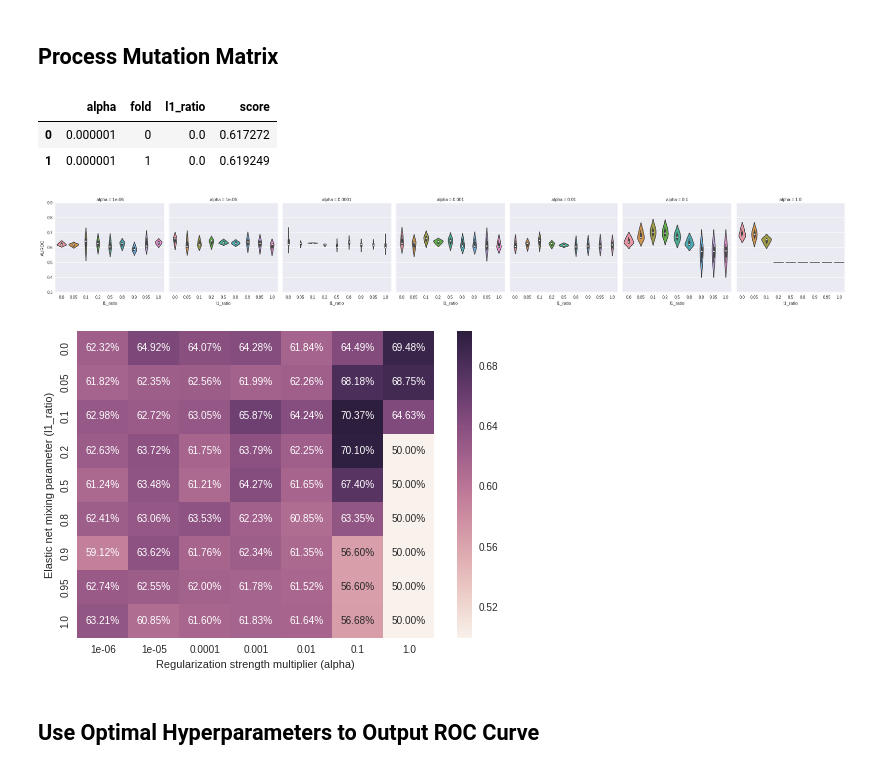
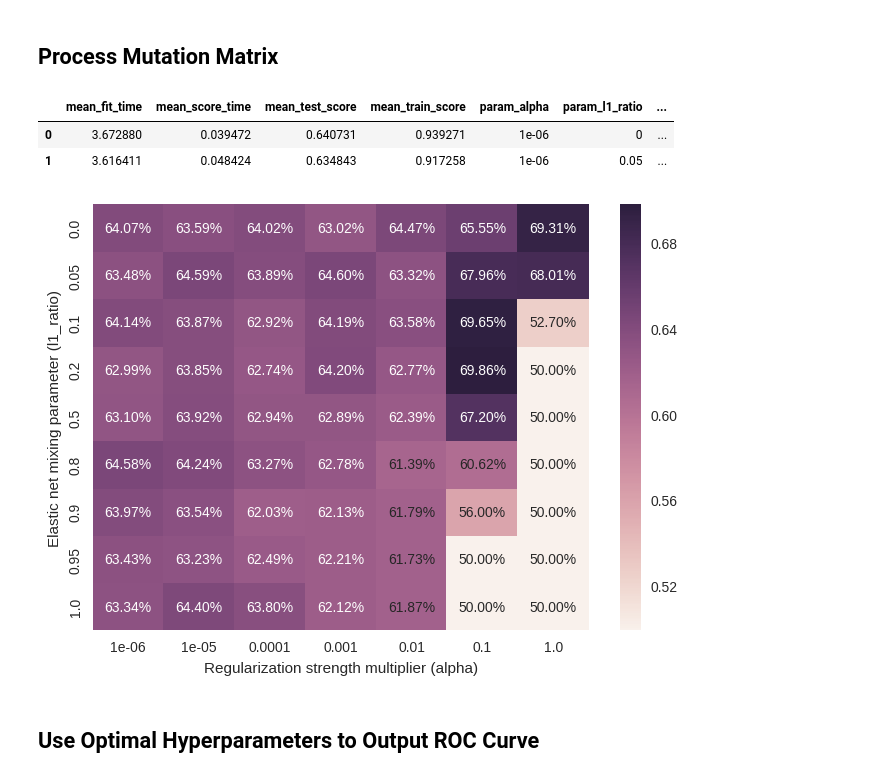
Before and after one commit to cognoma/machine-learning, a Jupyter notebook: 3.TCGA-MLexample_Pathway.ipynb, the cells around one changed output. Drawn from its saved outputs; the diff is of its cells as text; code cells hidden in the pictures.

```diff
--- a/3.TCGA-MLexample_Pathway.ipynb
+++ b/3.TCGA-MLexample_Pathway.ipynb
@@ -305,7 +307,7 @@ clf = SGDClassifier(random_state=0, class_weight='balanced',
 # joblib is used to cross-validate in parallel by setting `n_jobs=-1` in GridSearchCV
 # Supress joblib warning. See https://github.com/scikit-learn/scikit-learn/issues/6370
 warnings.filterwarnings('ignore', message='Changing the shape of non-C contiguous array')
-clf_grid = grid_search.GridSearchCV(estimator=clf, param_grid=param_grid, n_jobs=-1, scoring='roc_auc')
+clf_grid = GridSearchCV(estimator=clf, param_grid=param_grid, n_jobs=-1, scoring='roc_auc')
 pipeline = make_pipeline(
     feature_select,  # Feature selection
     StandardScaler(),  # Feature scaling
@@ -349,28 +351,24 @@ def grid_scores_to_df(grid_scores):
     return df
 # %% [markdown]
 ## Process Mutation Matrix
-# %%
-cv_score_df = grid_scores_to_df(clf_grid.grid_scores_)
-cv_score_df.head(2)
-# %% [output]
-|  | alpha | fold | l1_ratio | score |
-| 0 | 0.000001 | 0 | 0.0 | 0.617272 |
-| 1 | 0.000001 | 1 | 0.0 | 0.619249 |
-# %%
-# Cross-validated performance distribution
-facet_grid = sns.factorplot(x='l1_ratio', y='score', col='alpha',
-    data=cv_score_df, kind='violin', size=4, aspect=1)
-facet_grid.set_ylabels('AUROC');
-# %% [output]
-[figure, removed]
+# %%
+cv_result_df = pd.concat([
+    pd.DataFrame(clf_grid.cv_results_),
+    pd.DataFrame.from_records(clf_grid.cv_results_['params']),
+], axis='columns')
+cv_result_df.head(2)
+# %% [output]
+|  | mean_fit_time | mean_score_time | mean_test_score | mean_train_score | param_alpha | param_l1_ratio | ... |
+| 0 | 3.672880 | 0.039472 | 0.640731 | 0.939271 | 1e-06 | 0 | ... |
+| 1 | 3.616411 | 0.048424 | 0.634843 | 0.917258 | 1e-06 | 0.05 | ... |
 # %%
 # Cross-validated performance heatmap
-cv_score_mat = pd.pivot_table(cv_score_df, values='score', index='l1_ratio', columns='alpha')
+cv_score_mat = pd.pivot_table(cv_result_df, values='mean_test_score', index='l1_ratio', columns='alpha')
 ax = sns.heatmap(cv_score_mat, annot=True, fmt='.2%')
 ax.set_xlabel('Regularization strength multiplier (alpha)')
 ax.set_ylabel('Elastic net mixing parameter (l1_ratio)');
 # %% [output]
-[figure, old version]
+[figure, new version]
 # %% [markdown]
 ## Use Optimal Hyperparameters to Output ROC Curve
 # %%
```
Also changed, not shown: parts of 20 cells of this notebook, 5 other files.
